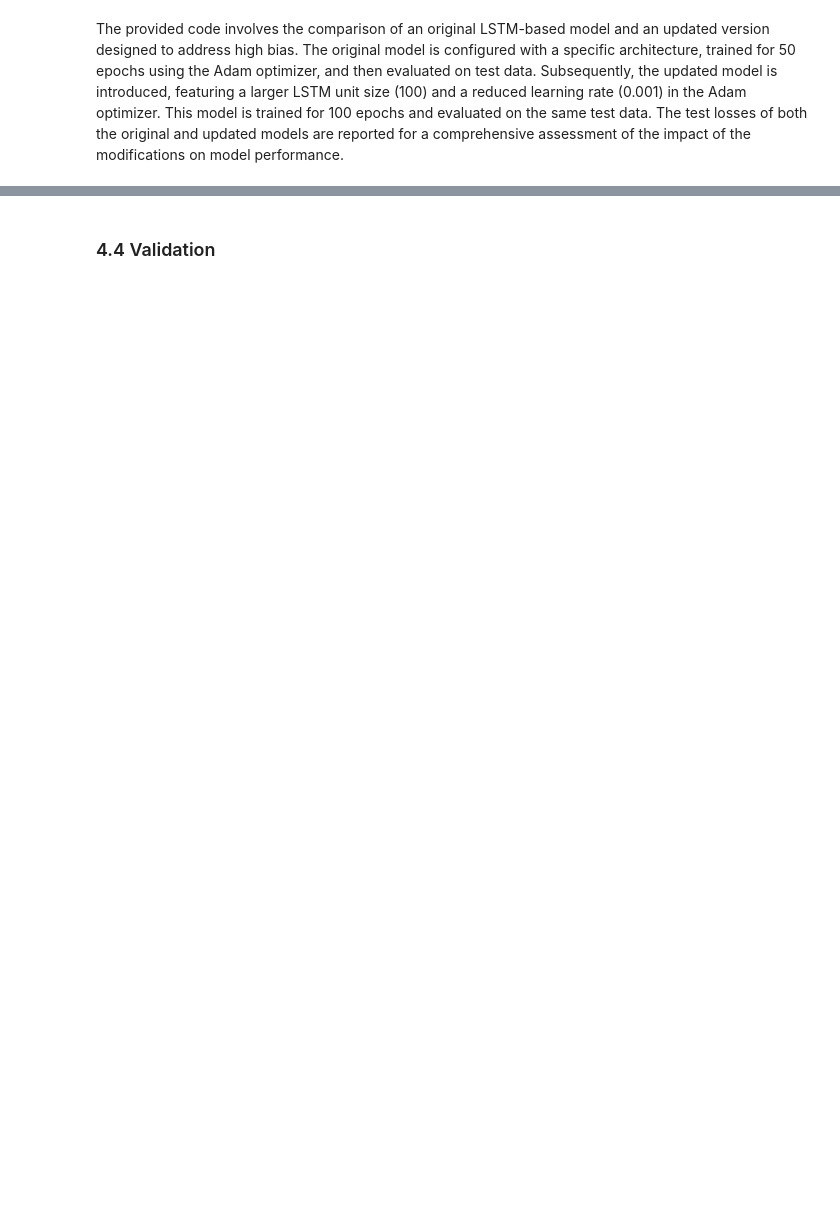
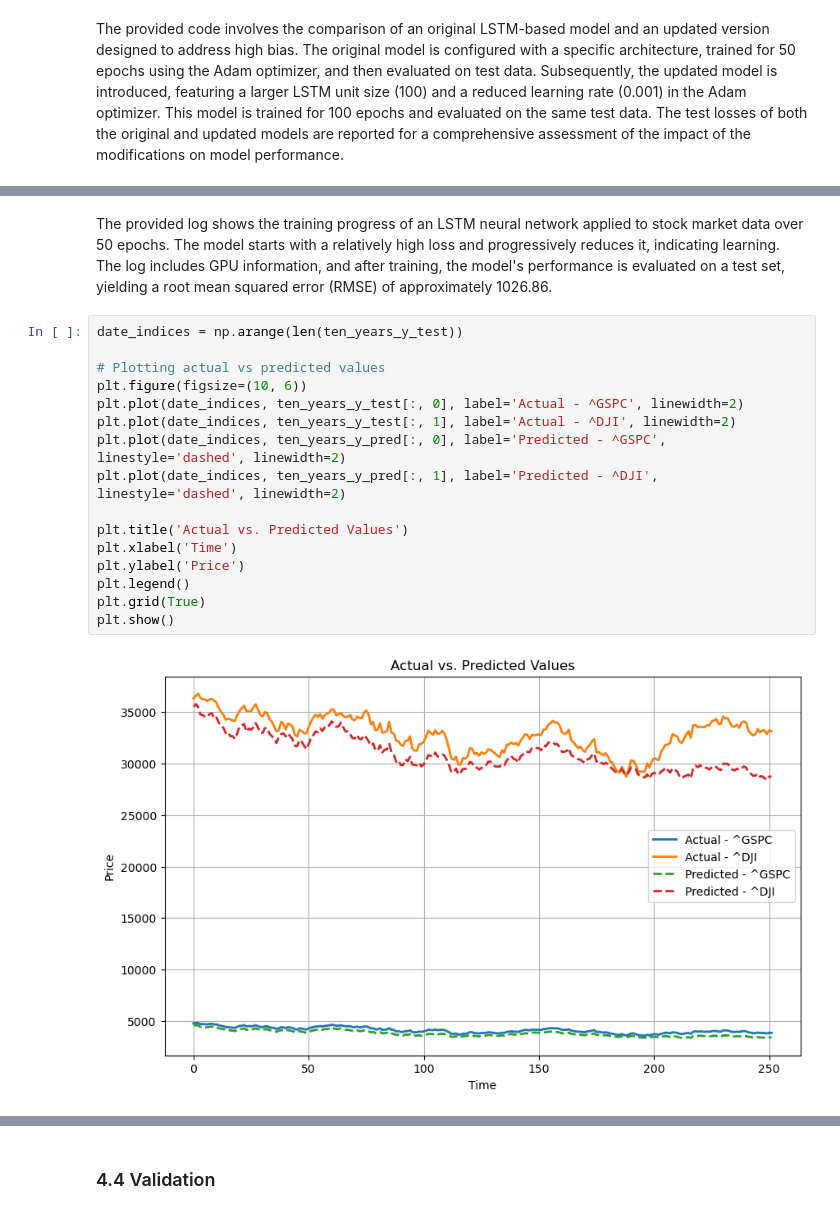
Before and after one commit to borisov5/Machine-Learning-September-2023, a Jupyter notebook: My Project/my_project.ipynb, the cells around one changed output, grey strips where cells are left out. Cells and saved outputs as stored; diff of their text form; blank space fills up the shorter version.

```diff
--- a/My Project/my_project.ipynb
+++ b/My Project/my_project.ipynb
@@ -556,0 +674,20 @@ The provided code involves the comparison of an original LSTM-based model and an
+# %% [markdown]
+The provided log shows the training progress of an LSTM neural network applied to stock market data over 50 epochs. The model starts with a relatively high loss and progressively reduces it, indicating learning. The log includes GPU information, and after training, the model's performance is evaluated on a test set, yielding a root mean squared error (RMSE) of approximately 1026.86.
+# %%
+date_indices = np.arange(len(ten_years_y_test))
+
+# Plotting actual vs predicted values
+plt.figure(figsize=(10, 6))
+plt.plot(date_indices, ten_years_y_test[:, 0], label='Actual - ^GSPC', linewidth=2)
+plt.plot(date_indices, ten_years_y_test[:, 1], label='Actual - ^DJI', linewidth=2)
+plt.plot(date_indices, ten_years_y_pred[:, 0], label='Predicted - ^GSPC', linestyle='dashed', linewidth=2)
+plt.plot(date_indices, ten_years_y_pred[:, 1], label='Predicted - ^DJI', linestyle='dashed', linewidth=2)
+
+plt.title('Actual vs. Predicted Values')
+plt.xlabel('Time')
+plt.ylabel('Price')
+plt.legend()
+plt.grid(True)
+plt.show()
+# %% [output]
+[figure, added]
```
Also changed, not shown: parts of 32 cells of this notebook, 2 other files.
